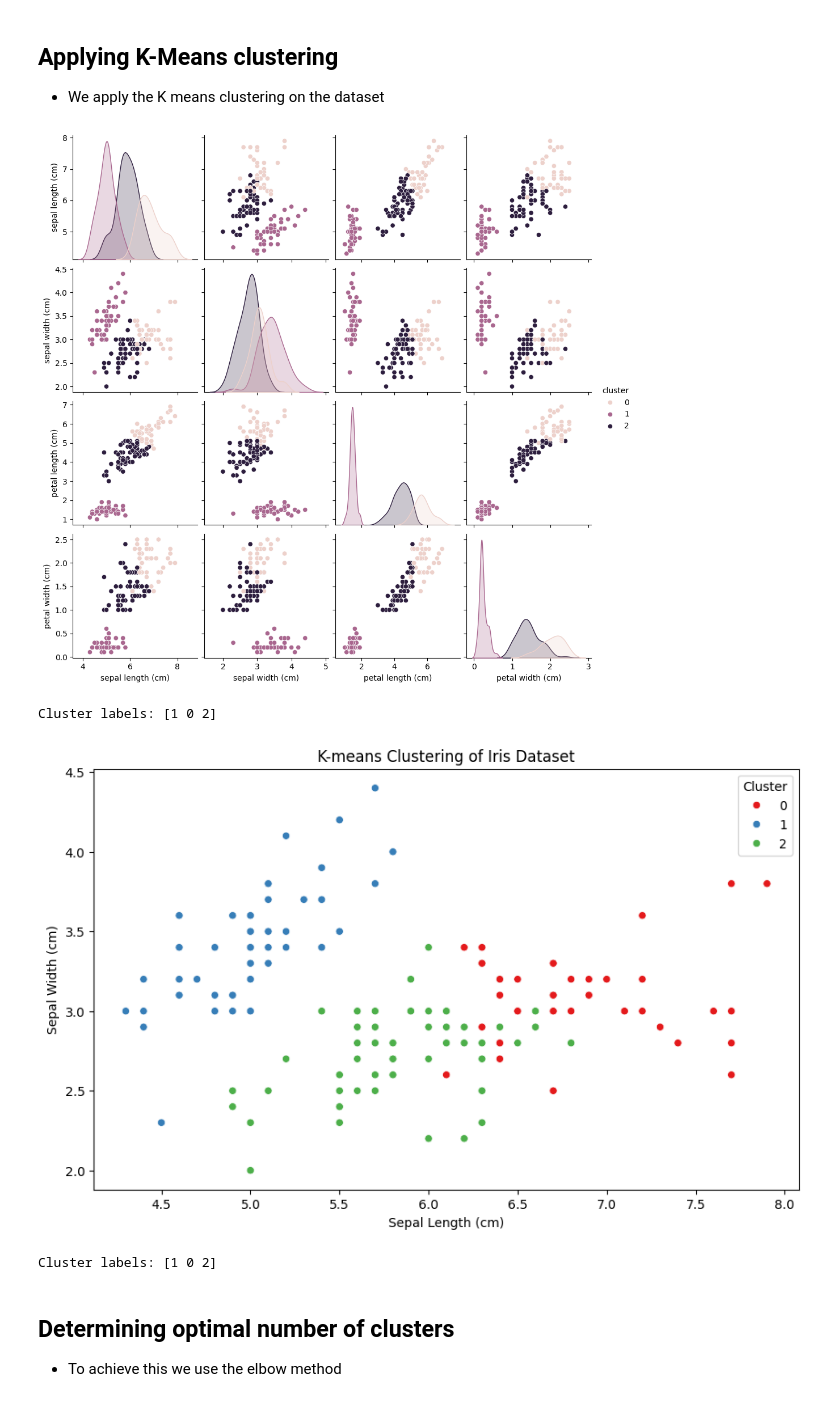
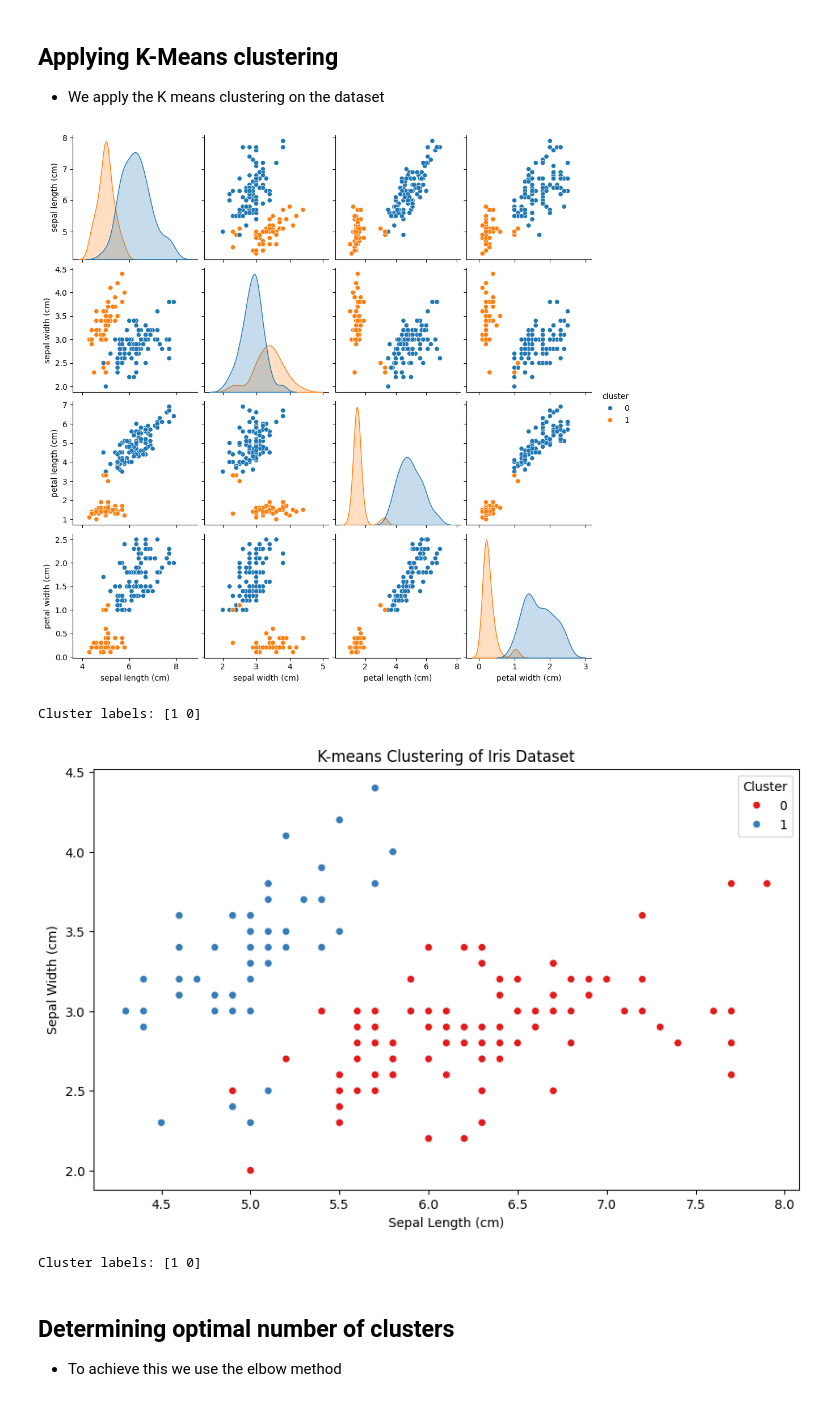
Before and after one commit to AlukweClaid/Iris-dataset-analysis-simple-clustering-hierachial-and-k-means, a Jupyter notebook: irisdataset.ipynb, the cells around one changed output. Cells and saved outputs as stored; diff of their text form; code cells hidden in the pictures.

```diff
--- a/irisdataset.ipynb
+++ b/irisdataset.ipynb
@@ -90,30 +90,30 @@ dtype: int64
 # %%
 # K-means clustering
 # selecting the features for clustering
 X = df[iris.feature_names]
-# initializing KMeans with 3 clusters (since there are 3 species of iris)
-kmeans = KMeans(n_clusters=3, random_state=42)
+# initializing KMeans with 2 clusters (since there are 2 species of iris)
+kmeans = KMeans(n_clusters=2, random_state=42)
 df['KMeans_Cluster'] = kmeans.fit_predict(X)
 # adding the cluster labels to the original dataframe
 df['cluster'] = kmeans.labels_
 # visualizing the clusters using a pairplot
 sns.pairplot(df, hue='cluster', vars=iris.feature_names)
 plt.show()
 print("Cluster labels:", df['KMeans_Cluster'].unique())
 # plotting clusters
 plt.figure(figsize=(10, 6))
 sns.scatterplot(x=df['sepal length (cm)'], y=df['sepal width (cm)'], hue=df['cluster'], palette='Set1')
 plt.title('K-means Clustering of Iris Dataset')
 plt.xlabel('Sepal Length (cm)')
 plt.ylabel('Sepal Width (cm)')
 plt.legend(title='Cluster')
 plt.show()
 print("Cluster labels:", df['KMeans_Cluster'].unique())
 # %% [output]
-[figure, old version]
+[figure, new version]
-Cluster labels: [1 0 2]
+Cluster labels: [1 0]
-[figure, old version]
+[figure, new version]
-Cluster labels: [1 0 2]
+Cluster labels: [1 0]
 # %% [markdown]
 ## Determining optimal number of clusters
 - To achieve this we use the elbow method
```
Also changed, not shown: parts of 2 cells of this notebook.
